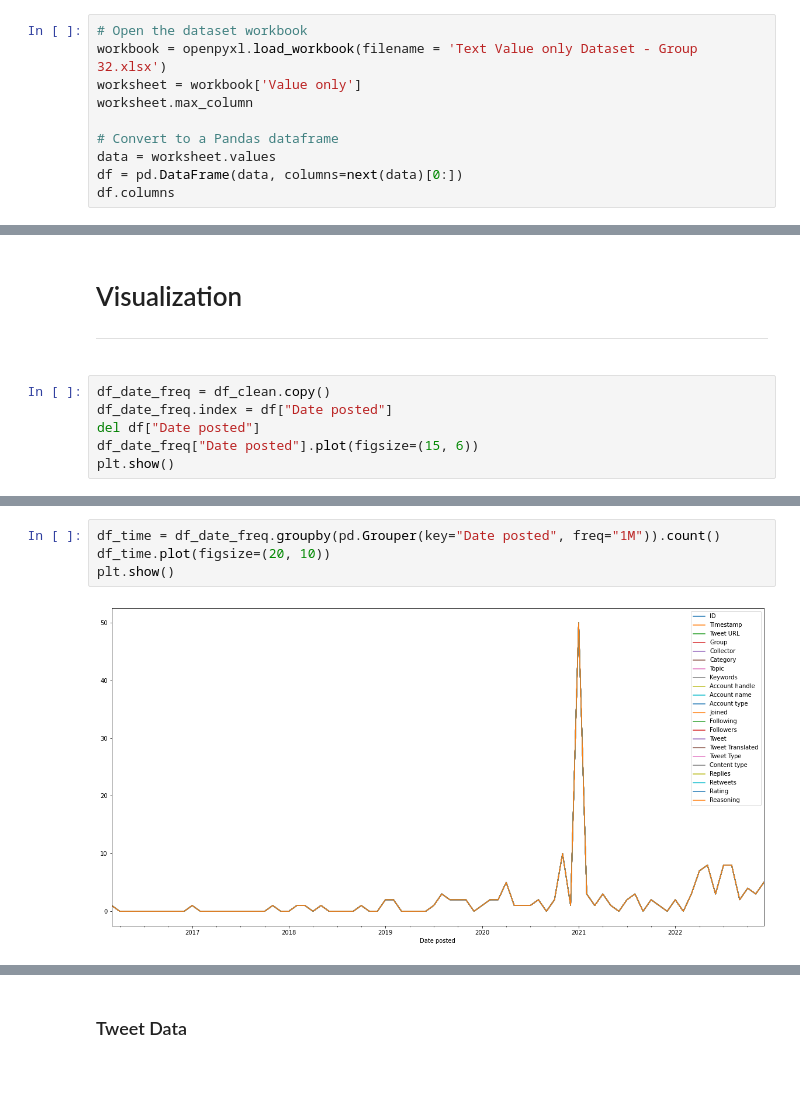
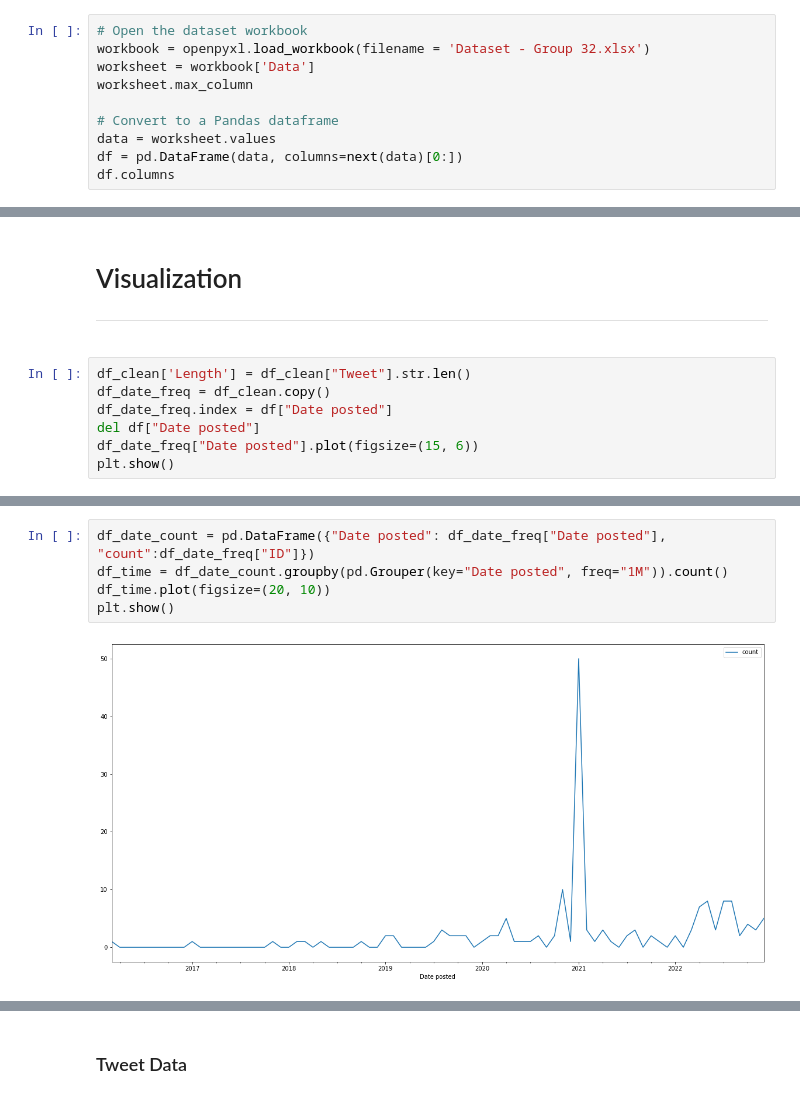
Before and after one commit to ShiroeLH/CS-132-PH-Twitter-Mis-Disinformation-Analysis, a Jupyter notebook: analysis/analysis.ipynb, the cells around one changed output, grey strips where cells are left out. Cells and saved outputs as stored; diff of their text form.

Commit message:
data interpolation

```diff
--- a/analysis/analysis.ipynb
+++ b/analysis/analysis.ipynb
@@ -49,8 +47,8 @@ py.init_notebook_mode(connected=True)
 Read the data
 # %%
 # Open the dataset workbook
-workbook = openpyxl.load_workbook(filename = 'Text Value only Dataset - Group 32.xlsx')
-worksheet = workbook['Value only']
+workbook = openpyxl.load_workbook(filename = 'Dataset - Group 32.xlsx')
+worksheet = workbook['Data']
 worksheet.max_column
 
 # Convert to a Pandas dataframe
@@ -375,6 +373,7 @@ plt.show()
 # %% [markdown]
 # Visualization<hr>
 # %%
+df_clean['Length'] = df_clean["Tweet"].str.len()
 df_date_freq = df_clean.copy()
 df_date_freq.index = df["Date posted"]
 del df["Date posted"]
@@ -384,7 +387,8 @@ plt.show()
 [figure]
 # %%
-df_time = df_date_freq.groupby(pd.Grouper(key="Date posted", freq="1M")).count()
+df_date_count = pd.DataFrame({"Date posted": df_date_freq["Date posted"], "count":df_date_freq["ID"]})
+df_time = df_date_count.groupby(pd.Grouper(key="Date posted", freq="1M")).count()
 df_time.plot(figsize=(20, 10))
 plt.show()
 # %% [output]
-[figure, old version]
+[figure, new version]
```
Also changed, not shown: parts of 22 cells of this notebook, 3 other files.
